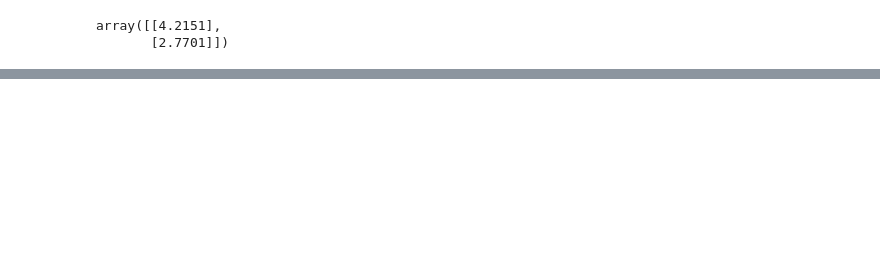
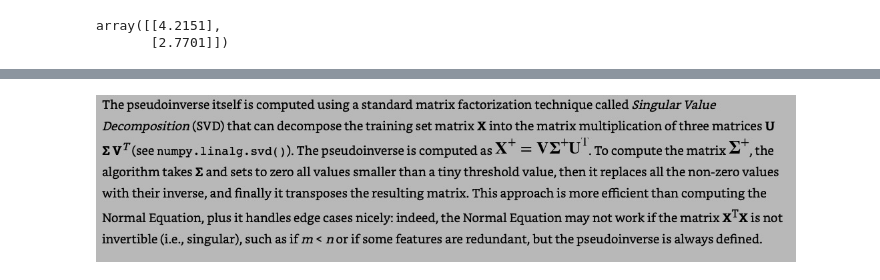
Before and after one commit to garcia-alex/ml-workflows, a Jupyter notebook: ch04.ipynb, the cells around one changed output, grey strips where cells are left out. Cells and saved outputs as stored; diff of their text form; code cells hidden in the pictures; blank space fills up the shorter version.

```diff
--- a/ch04.ipynb
+++ b/ch04.ipynb
@@ -31,3 +37,7 @@ plt.show()
+# %%
+Image(f'{PATH_SCREENSHOTS}/ch04/svd_vs_ne.jpg', width=700)
+# %% [output]
+[figure, added]
 # %%
 lr = LinearRegressionModel(LinearRegression)
 lr.evaluate(*(X, y))
```
Also changed, not shown: parts of 7 cells of this notebook, 2 other files.
